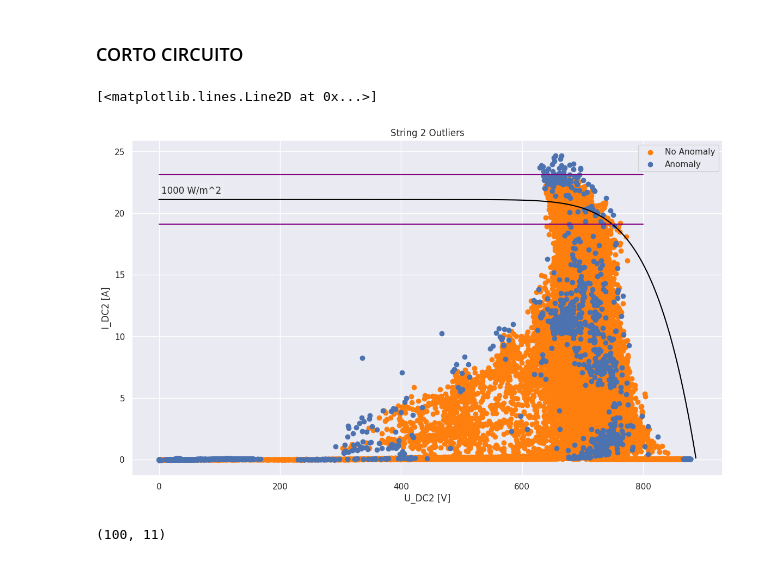
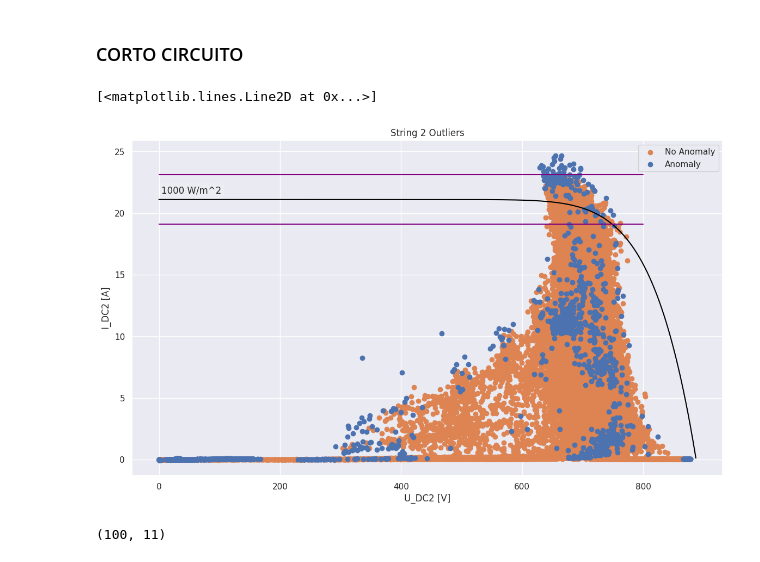
Before and after one commit to santyxd3000/Undergraduate-Project, a Jupyter notebook: Fault_Classification.ipynb, the cells around one changed output. Drawn from its saved outputs; the diff is of its cells as text; code cells hidden in the pictures.

```diff
--- a/Fault_Classification.ipynb
+++ b/Fault_Classification.ipynb
@@ -825,35 +825,35 @@ ae_df[ae_df['Anomaly_String2'] == 'Shading']
 # %%
 plt.figure(figsize=(14, 8))
 x = np.arange(0.01,887.4,1)
 y = -7084864.500*np.exp(-11291.87/x)+21.10
 
 plt.plot(x, y, 'r', color='black')
-plt.scatter(no_anomaly_ae['U_DC2'], no_anomaly_ae['I_DC2'], label='No Anomaly',color='#ff7f0e')
-plt.scatter(anomaly_ae['U_DC2'], anomaly_ae['I_DC2'], label='Anomaly',color='b')
+plt.scatter(no_anomaly_ae['U_DC2'], no_anomaly_ae['I_DC2'], label='No Anomaly',color='#dd8452')
+plt.scatter(anomaly_ae['U_DC2'], anomaly_ae['I_DC2'], label='Anomaly',color= '#4c72b0')
 plt.xlabel('U_DC2 [V]')
 plt.ylabel('I_DC2 [A]')
 plt.legend()
 plt.title('String 2 Outliers')
 
 plt.annotate('1000 W/m^2', xy=(0.1, 0.85), xycoords='axes fraction',
              fontsize=12, ha='center', va='center',
              bbox=dict(boxstyle='round', alpha=0.1, facecolor='white'))
 
 upper_limit_idc = 21.1 + 2
 lower_limit_idc = 21.1 - 2
 
 upper_idc_xaxis =  np.arange(0,900,100)
 upper_idc_yaxis = upper_limit_idc*np.ones(upper_idc_xaxis.shape[0])
 
 lower_idc_xaxis =  np.arange(0,900,100)
 lower_idc_yaxis = lower_limit_idc*np.ones(lower_idc_xaxis.shape[0])
 
 
 plt.plot(upper_idc_xaxis, upper_idc_yaxis, 'r', color='purple')
 plt.plot(lower_idc_xaxis, lower_idc_yaxis, 'r', color='purple')
 # %% [output]
 [<matplotlib.lines.Line2D at 0x...>]
-[figure, old version]
+[figure, new version]
 # %%
 sc_fault2 = ae_df[(ae_df['Anomaly'] == 1) & (ae_df['I_DC2']>=lower_limit_idc) & (ae_df['I_DC2']<=upper_limit_idc)]
 # %%
```
Also changed, not shown: parts of 17 cells of this notebook.
